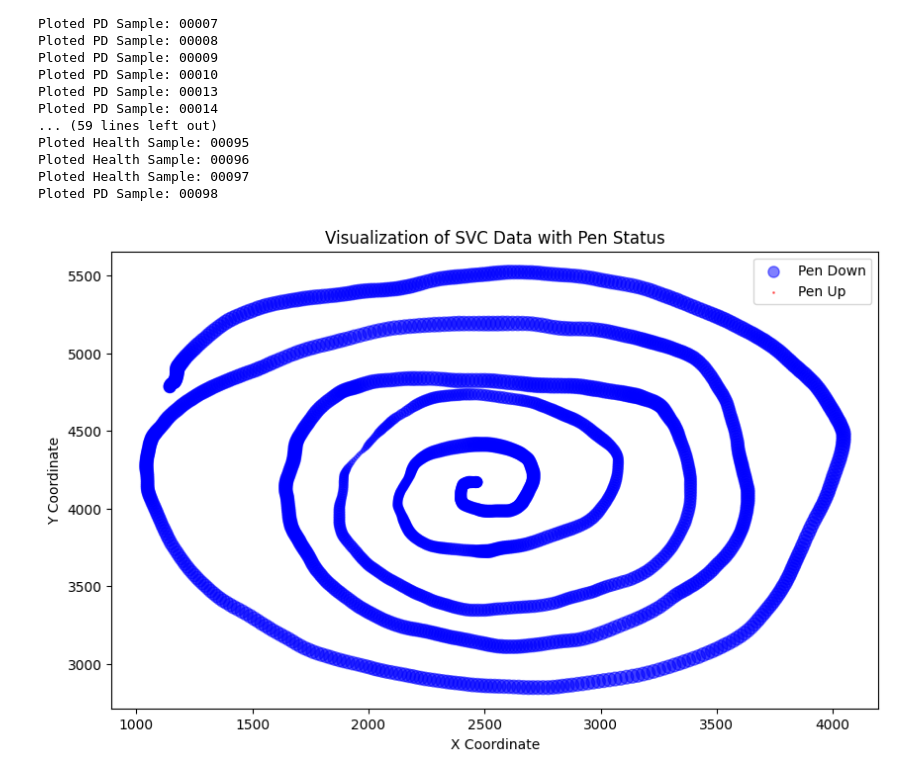
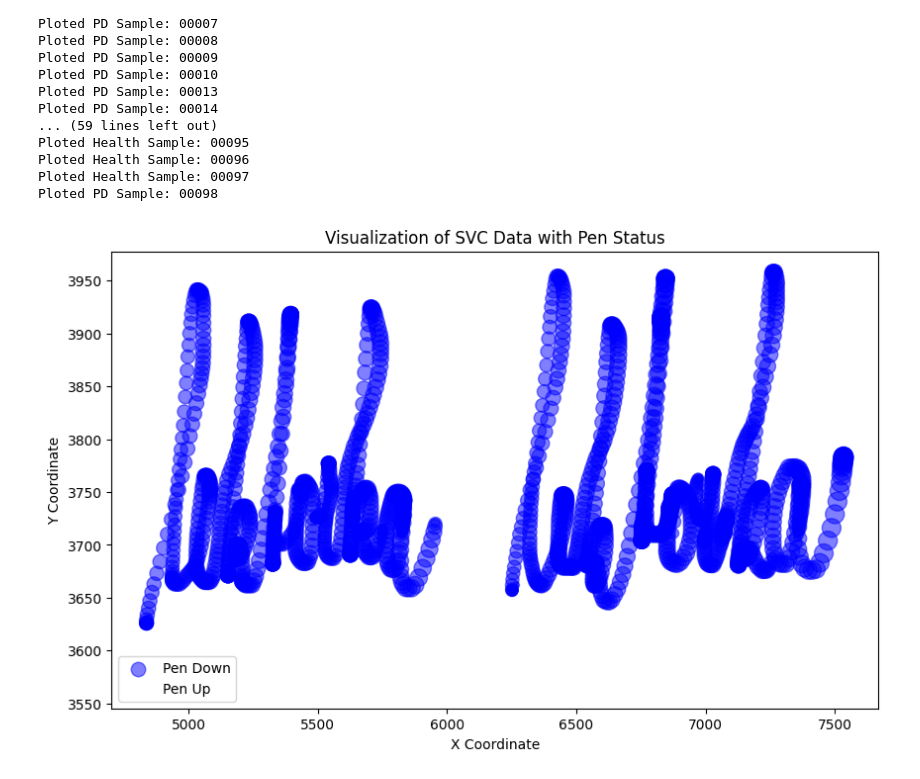
Before and after one commit to Edw2001/PD-Prediction, a Jupyter notebook: visualization.ipynb, the cells around one changed output. Saved outputs shown, nothing was run; the diff lists cells and outputs as text; code cells hidden in the pictures.

```diff
--- a/visualization.ipynb
+++ b/visualization.ipynb
@@ -73,22 +69,24 @@ Ploted Health Sample: 00096
 Ploted Health Sample: 00097
 Ploted PD Sample: 00098
 # %%
+file_name = "00001"
+df = pd.read_csv("D:\\PaHaW\\PaHaW\\PaHaW\\PaHaW_public\\"+file_name+"\\"+file_name+"__5_1.svc", skiprows=1, sep=' ', header=None, names=['Y', 'X', 'Time', 'Button', 'Azimuth', 'Altitude', 'Pressure'])
 plt.figure(figsize=(10, 6))
 
 
 
 # 对于落笔状态的点，使用红色表示
 plt.scatter(df[df['Button'] == 1]['X'], df[df['Button'] == 1]['Y'],
             s=df[df['Button'] == 1]['Pressure']*0.1, color='blue', alpha=0.5, label='Pen Down')
 
 # 对于提笔状态的点，使用蓝色表示
 plt.scatter(df[df['Button'] == 0]['X'], df[df['Button'] == 0]['Y'],
             s=df[df['Button'] == 0]['Pressure'], color='red', alpha=0.5, label='Pen Up')
 
 plt.title('Visualization of SVC Data with Pen Status')
 plt.xlabel('X Coordinate')
 plt.ylabel('Y Coordinate')
 plt.legend()
 plt.show()
 # %% [output]
-[figure, old version]
+[figure, new version]
```
Also changed, not shown: parts of 2 cells of this notebook.
